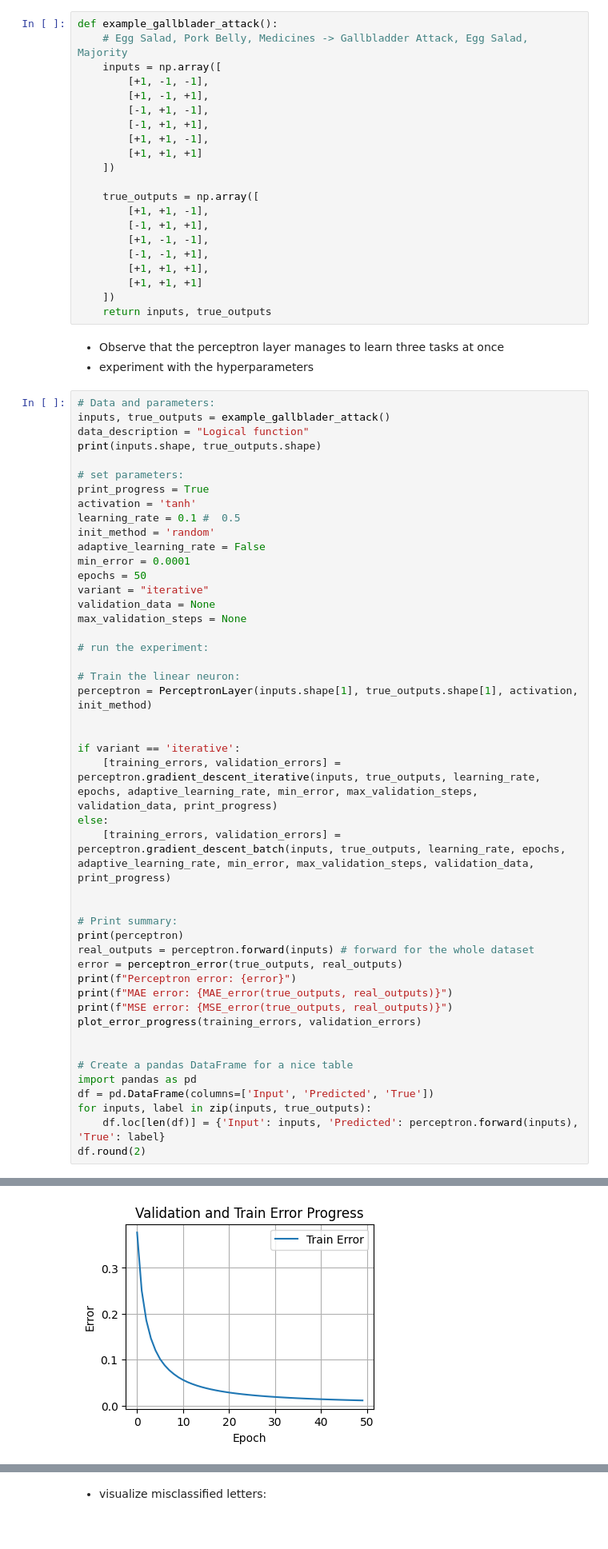
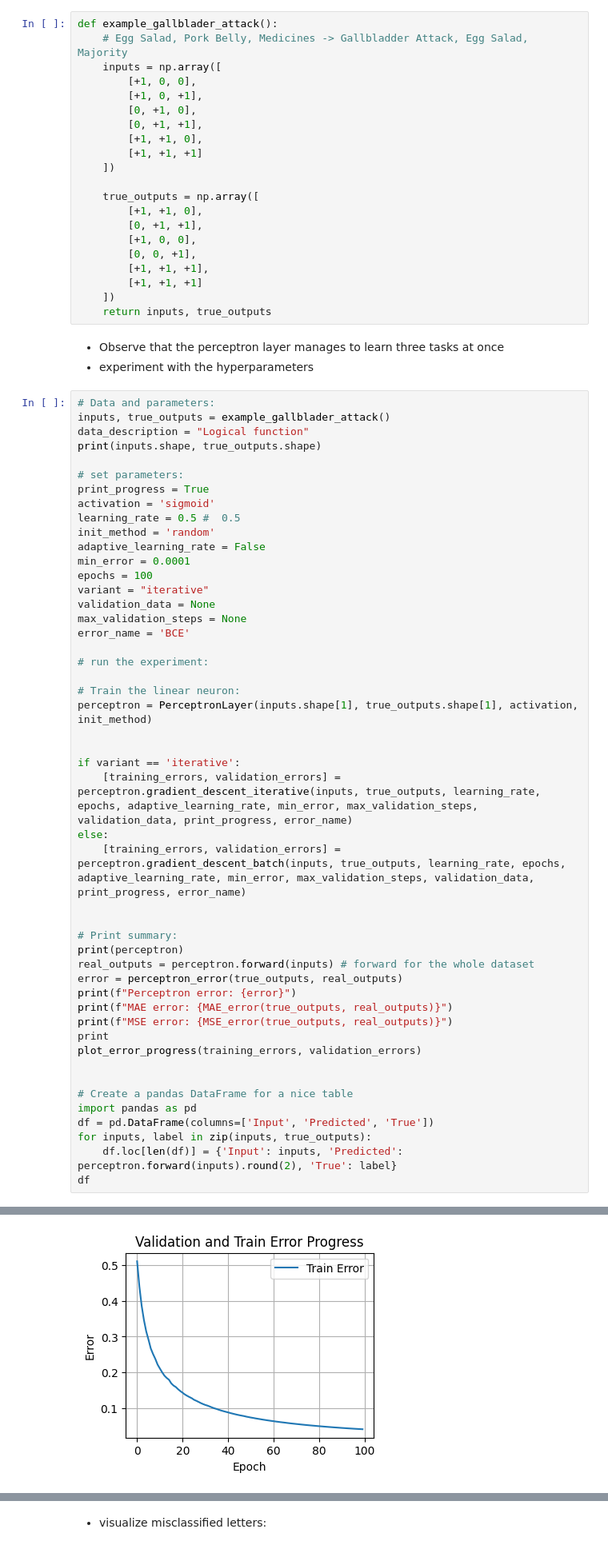
Before and after one commit to reitezuz/18NES1-2026, a Jupyter notebook: week04/perceptron_layer.ipynb, the cells around one changed output, grey strips where cells are left out. Shown at 80% size. Saved outputs shown, nothing was run; the diff lists cells and outputs as text.

```diff
--- a/week04/perceptron_layer.ipynb
+++ b/week04/perceptron_layer.ipynb
@@ -700,19 +701,19 @@ def one_hot_encode(d, num_classes=None):
 def example_gallblader_attack():
     # Egg Salad, Pork Belly, Medicines -> Gallbladder Attack, Egg Salad, Majority
     inputs = np.array([
-        [+1, -1, -1],
-        [+1, -1, +1],
-        [-1, +1, -1],
-        [-1, +1, +1],
-        [+1, +1, -1],
+        [+1, 0, 0],
+        [+1, 0, +1],
+        [0, +1, 0],
+        [0, +1, +1],
+        [+1, +1, 0],
         [+1, +1, +1]
     ])
 
     true_outputs = np.array([
-        [+1, +1, -1],
-        [-1, +1, +1],
-        [+1, -1, -1],
-        [-1, -1, +1],
+        [+1, +1, 0],
+        [0, +1, +1],
+        [+1, 0, 0],
+        [0, 0, +1],
         [+1, +1, +1],
         [+1, +1, +1]
     ])
@@ -728,15 +729,16 @@ print(inputs.shape, true_outputs.shape)
 
 # set parameters:
 print_progress = True
-activation = 'tanh'
-learning_rate = 0.1 #  0.5
+activation = 'sigmoid'
+learning_rate = 0.5 #  0.5
 init_method = 'random'
 adaptive_learning_rate = False
 min_error = 0.0001
-epochs = 50
+epochs = 100
 variant = "iterative"
 validation_data = None
 max_validation_steps = None
+error_name = 'BCE'
 
 # run the experiment:
 
@@ -745,9 +747,9 @@ perceptron = PerceptronLayer(inputs.shape[1], true_outputs.shape[1], activation,
 
 
 if variant == 'iterative':
-    [training_errors, validation_errors] = perceptron.gradient_descent_iterative(inputs, true_outputs, learning_rate, epochs, adaptive_learning_rate, min_error, max_validation_steps, validation_data, print_progress)
+    [training_errors, validation_errors] = perceptron.gradient_descent_iterative(inputs, true_outputs, learning_rate, epochs, adaptive_learning_rate, min_error, max_validation_steps, validation_data, print_progress, error_name)
 else:
-    [training_errors, validation_errors] = perceptron.gradient_descent_batch(inputs, true_outputs, learning_rate, epochs, adaptive_learning_rate, min_error, max_validation_steps, validation_data, print_progress)
+    [training_errors, validation_errors] = perceptron.gradient_descent_batch(inputs, true_outputs, learning_rate, epochs, adaptive_learning_rate, min_error, max_validation_steps, validation_data, print_progress, error_name)
 
 
 # Print summary:
@@ -757,6 +759,7 @@ error = perceptron_error(true_outputs, real_outputs)
 print(f"Perceptron error: {error}")
 print(f"MAE error: {MAE_error(true_outputs, real_outputs)}")
 print(f"MSE error: {MSE_error(true_outputs, real_outputs)}")
+print
 plot_error_progress(training_errors, validation_errors)
 
 
@@ -764,8 +767,8 @@ plot_error_progress(training_errors, validation_errors)
 import pandas as pd
 df = pd.DataFrame(columns=['Input', 'Predicted', 'True'])
 for inputs, label in zip(inputs, true_outputs):
-    df.loc[len(df)] = {'Input': inputs, 'Predicted': perceptron.forward(inputs), 'True': label}
-df.round(2)
+    df.loc[len(df)] = {'Input': inputs, 'Predicted': perceptron.forward(inputs).round(2), 'True': label}
+df
 # %% [output]
 (6, 3) (6, 3)
 Gradient Descent Iterative:
@@ -778,2 +781,2 @@ MSE error: 0.011507612326443801
-[figure, old version]
+[figure, new version]
 |  | Input | Predicted | True |
```
Also changed, not shown: parts of 23 cells of this notebook.
